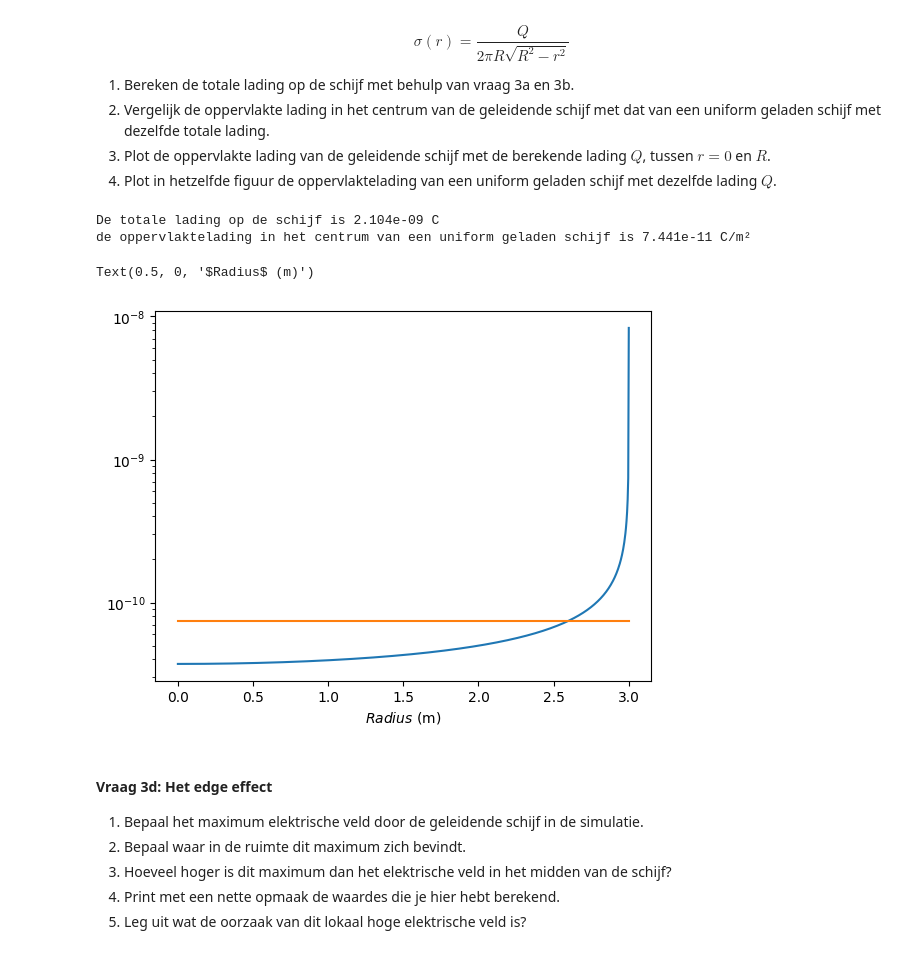
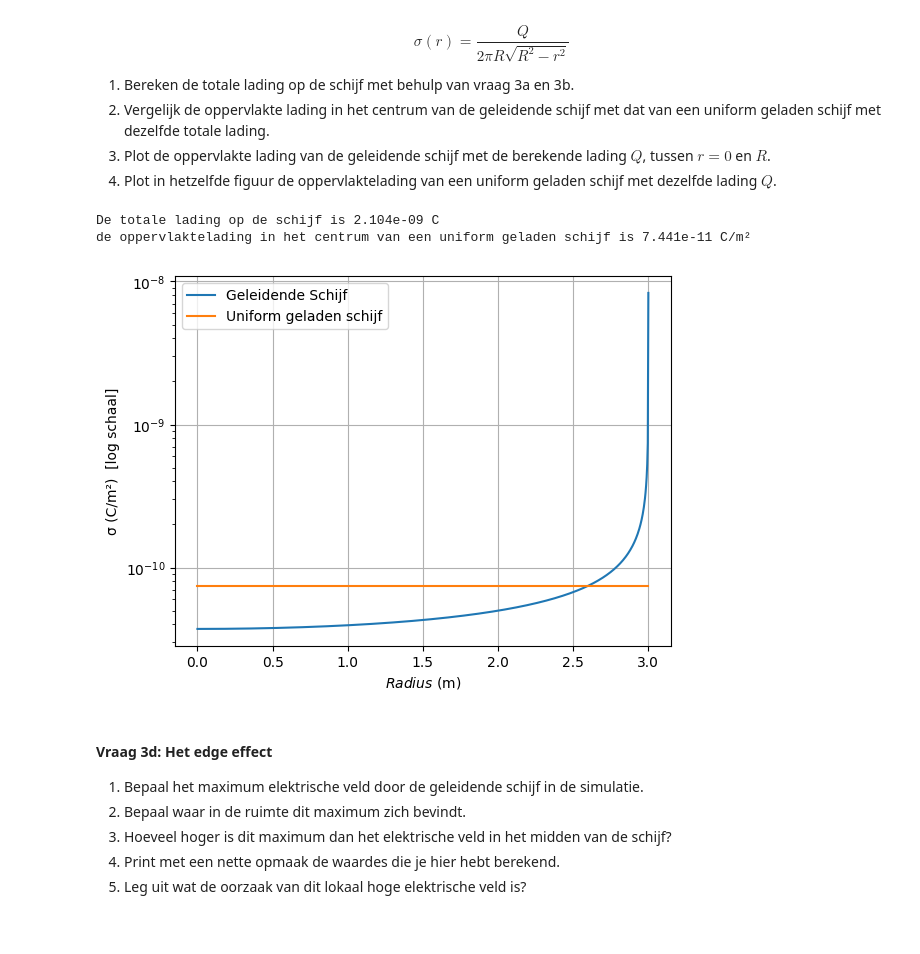
Before and after one commit to sdwijnands/opdrachten-DEF-D, a Jupyter notebook: DigitaleOntwerpopdrachten/1CondensatorOpdracht/CondensatorOntwerpopdracht.ipynb, the cells around one changed output. Cells and saved outputs as stored; diff of their text form; code cells hidden in the pictures.

```diff
--- a/DigitaleOntwerpopdrachten/1CondensatorOpdracht/CondensatorOntwerpopdracht.ipynb
+++ b/DigitaleOntwerpopdrachten/1CondensatorOpdracht/CondensatorOntwerpopdracht.ipynb
@@ -470,30 +470,33 @@ $$\sigma(r) = \frac{Q}{2 \pi R \sqrt{R^2 - r^2}}$$
 # %%
 #1
 R = disk_radius
 
 Q = sigma_0*(2*np.pi*R**2)
 print("De totale lading op de schijf is", round(Q,12), "C")
 
 #2
 sigma_1 = Q/(np.pi*R**2)
 print("de oppervlaktelading in het centrum van een uniform geladen schijf is", round(sigma_1, 14), "C/m²")
 
 #3, 4
 
 r_plt = np.linspace(0,0.99999*R, 800)
 sigma_gld = Q/(2*np.pi*R*np.sqrt(R**2-r_plt**2))
 sigma_uni = r_plt*0 + sigma_1
 
 plt.figure()
 plt.yscale("log")
-plt.plot(r_plt, sigma_gld)
-plt.plot(r_plt, sigma_uni)
+plt.plot(r_plt, sigma_gld, label = 'Geleidende Schijf')
+plt.plot(r_plt, sigma_uni, label = 'Uniform geladen schijf')
+plt.legend()
 plt.xlabel("$Radius$ (m)")
+plt.ylabel("σ (C/m²)  [log schaal]")
+plt.grid()
+plt.show()
 # %% [output]
 De totale lading op de schijf is 2.104e-09 C
 de oppervlaktelading in het centrum van een uniform geladen schijf is 7.441e-11 C/m²
-Text(0.5, 0, '$Radius$ (m)')
-[figure, old version]
+[figure, new version]
 # %% [markdown]
 #### Vraag 3d: Het edge effect
 
```
Also changed, not shown: parts of 3 cells of this notebook.
